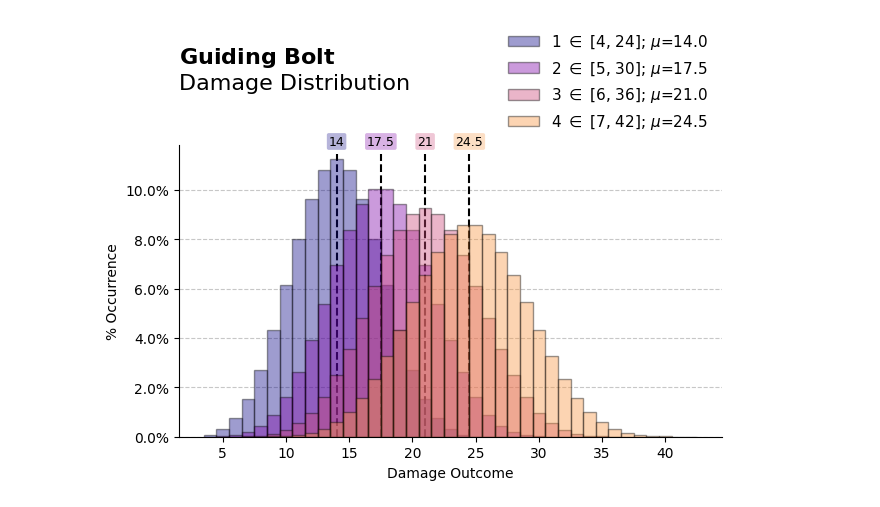
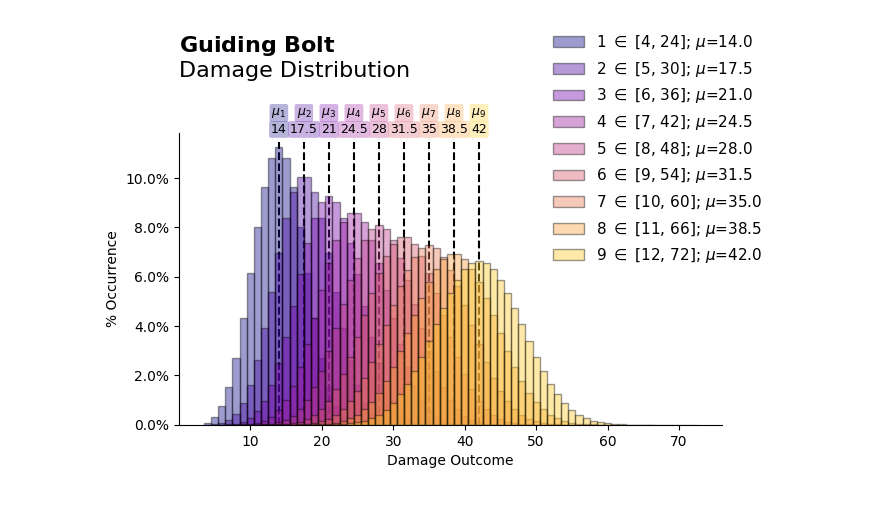
Before and after one commit to H-unter/Diceroll, a Jupyter notebook: spells.ipynb, the cells around one changed output. Cells and saved outputs as stored; diff of their text form; code cells hidden in the pictures.

```diff
--- a/spells.ipynb
+++ b/spells.ipynb
@@ -17,13 +19,13 @@ plt.savefig("spell_plots/burning_hands.png", dpi=500, bbox_inches='tight')
 # %%
 guiding_bolt = Spell(
     name="Guiding Bolt",
     starting_level=1,
     starting_damage_diceroll="4d6",
     damage_increment_diceroll="1d6",
     num_levels_per_damage_increase=1,
     is_saving_throw=False
 )
-guiding_bolt.plot_damage(max_level=4)
+guiding_bolt.plot_damage()
 plt.savefig("spell_plots/guiding_bolt.png", dpi=500, bbox_inches='tight')
 # %% [output]
-[figure, old version]
+[figure, new version]
```
Also changed, not shown: parts of 11 cells of this notebook, 1 other file.
